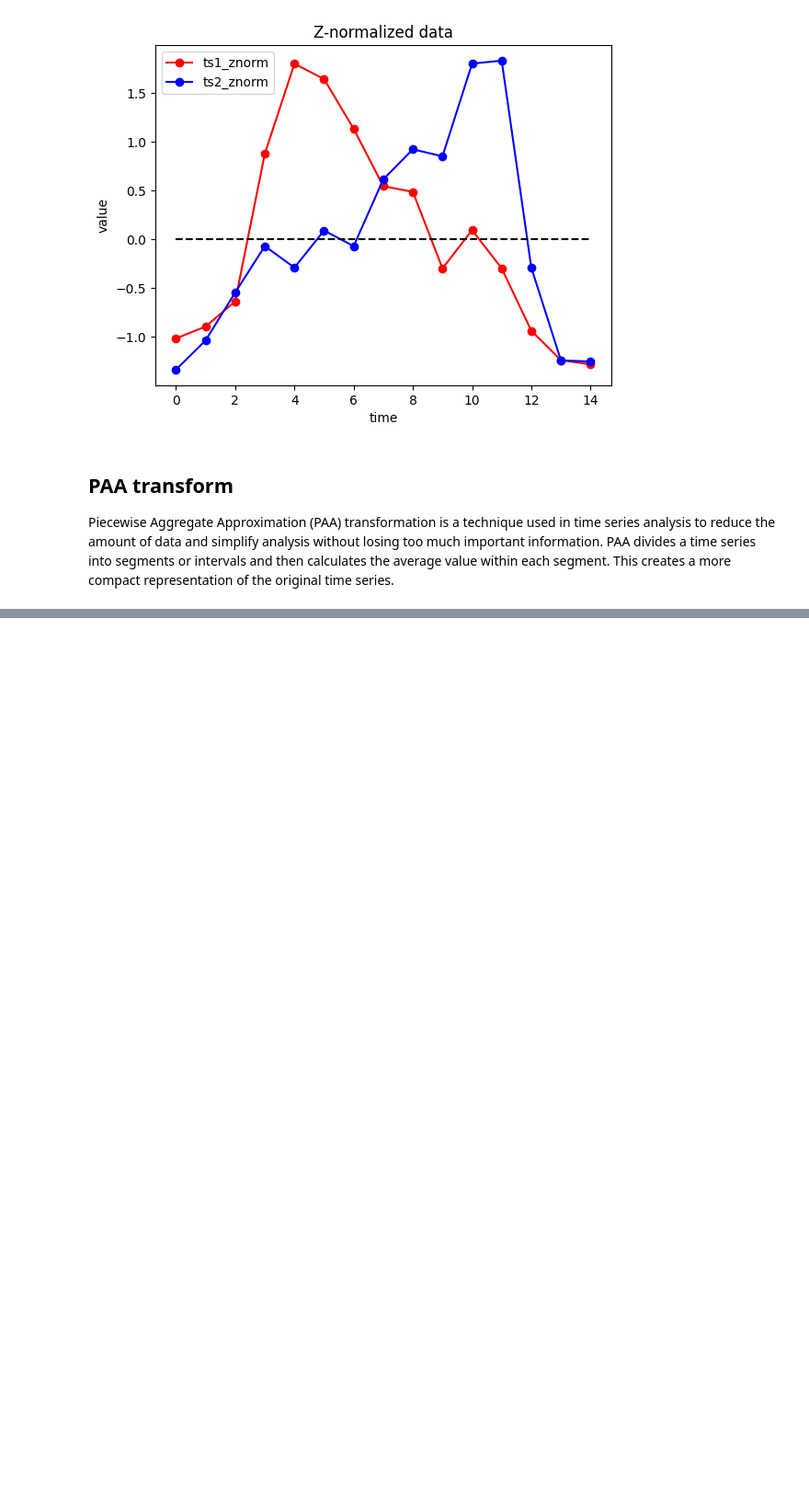
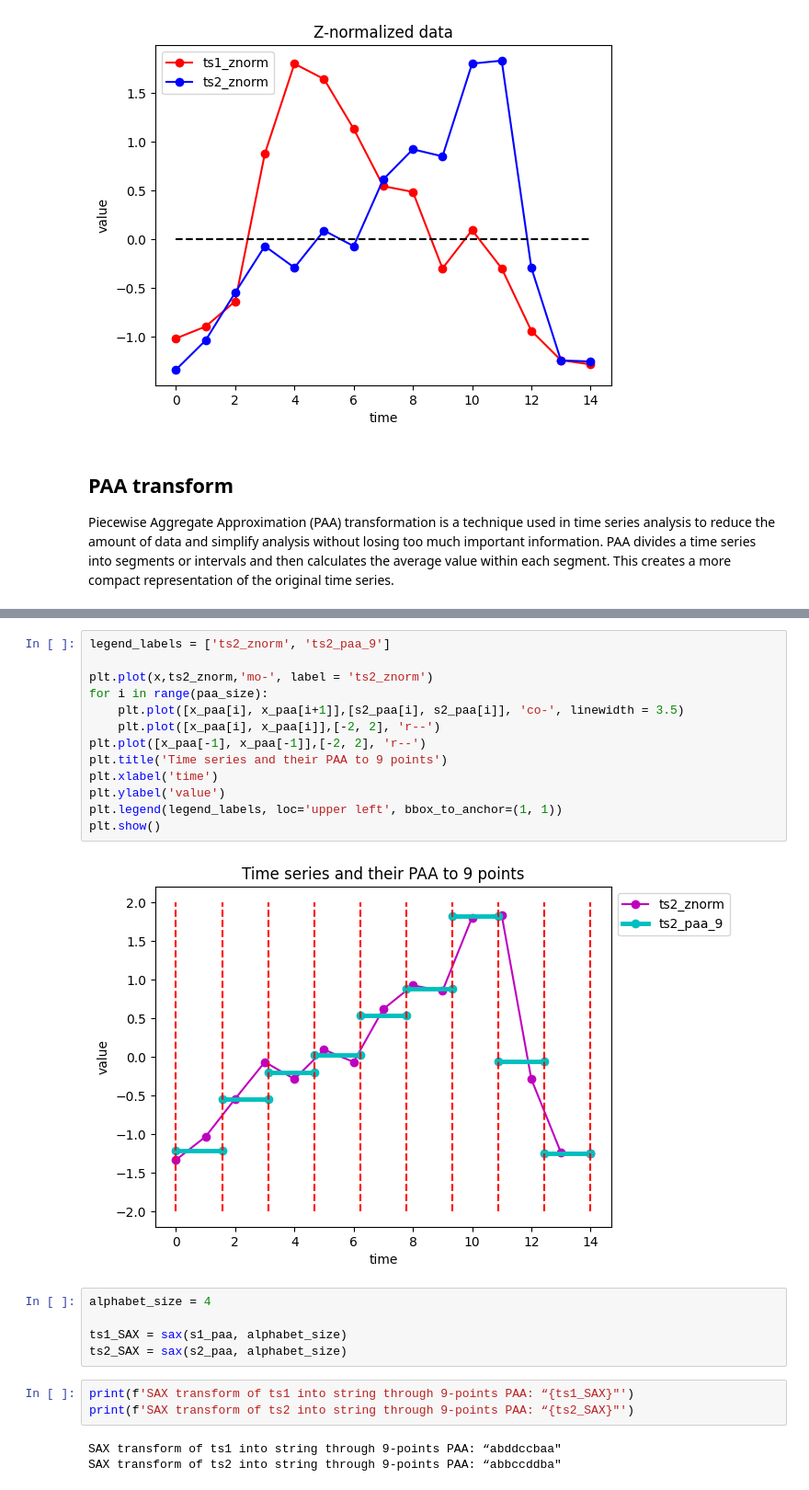
Before and after one commit to verdugo-danieML/Discretization-Algorithms-Python, a Jupyter notebook: For_time_series/SAX/SAX_implementation.ipynb, the cells around one changed output, grey strips where cells are left out. Shown at 92% size. Drawn from its saved outputs; the diff is of its cells as text; blank space fills up the shorter version.

```diff
--- a/For_time_series/SAX/SAX_implementation.ipynb
+++ b/For_time_series/SAX/SAX_implementation.ipynb
@@ -65,0 +97,26 @@ s_paa = paa(ts1_znorm, paa_size)
+# %%
+legend_labels = ['ts2_znorm', 'ts2_paa_9']
+
+plt.plot(x,ts2_znorm,'mo-', label = 'ts2_znorm')
+for i in range(paa_size):
+    plt.plot([x_paa[i], x_paa[i+1]],[s2_paa[i], s2_paa[i]], 'co-', linewidth = 3.5)
+    plt.plot([x_paa[i], x_paa[i]],[-2, 2], 'r--')
+plt.plot([x_paa[-1], x_paa[-1]],[-2, 2], 'r--')
+plt.title('Time series and their PAA to 9 points')
+plt.xlabel('time')
+plt.ylabel('value')
+plt.legend(legend_labels, loc='upper left', bbox_to_anchor=(1, 1))
+plt.show()
+# %% [output]
+[figure, added]
+# %%
+alphabet_size = 4
+
+ts1_SAX = sax(s1_paa, alphabet_size)
+ts2_SAX = sax(s2_paa, alphabet_size)
+# %%
+print(f'SAX transform of ts1 into string through 9-points PAA: “{ts1_SAX}"')
+print(f'SAX transform of ts2 into string through 9-points PAA: “{ts2_SAX}"')
+# %% [output]
+SAX transform of ts1 into string through 9-points PAA: “abddccbaa"
+SAX transform of ts2 into string through 9-points PAA: “abbccddba"
```
Also changed, not shown: parts of 10 cells of this notebook, 2 other files.
